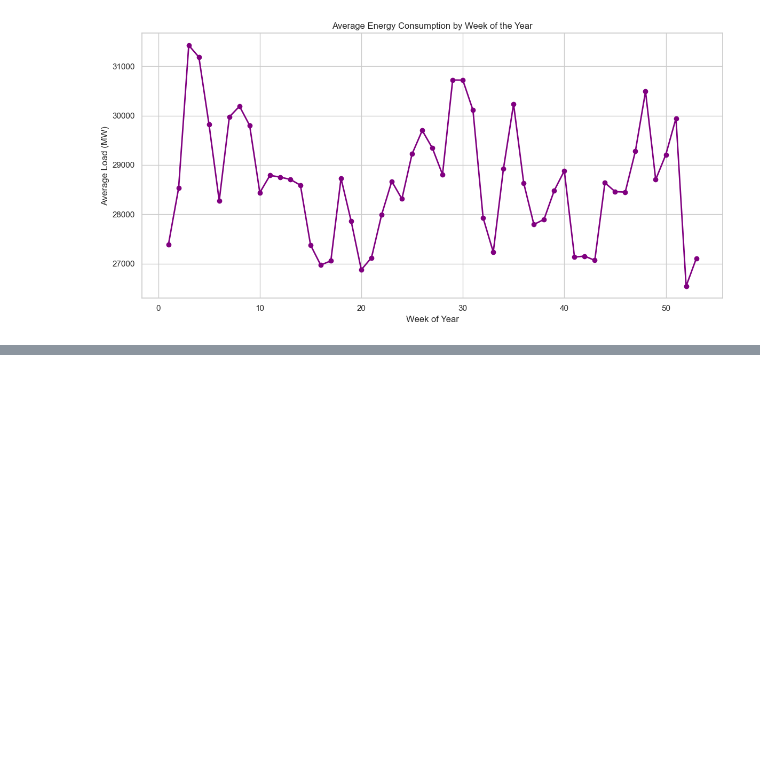
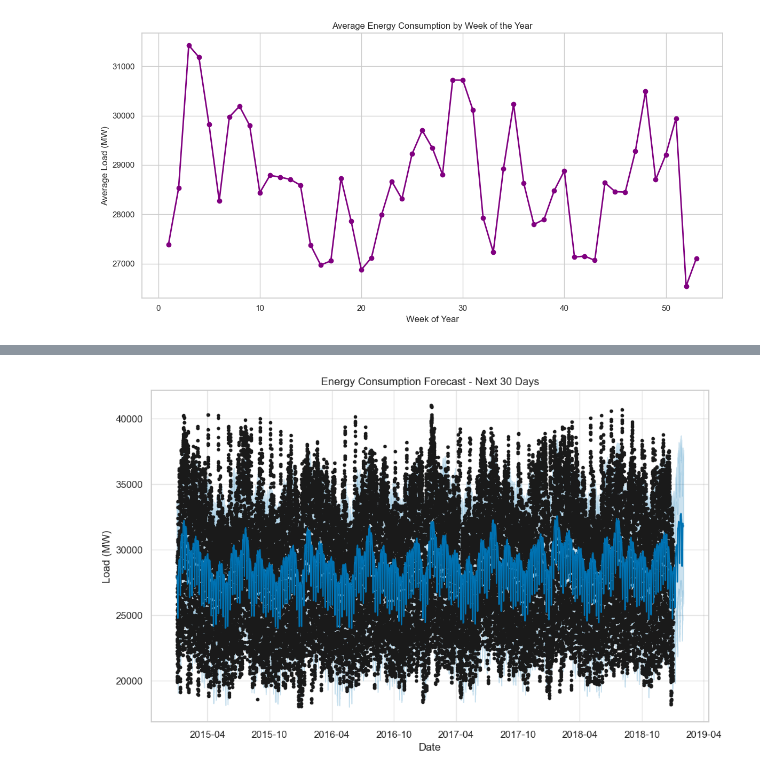
Before and after one commit to alexandrogarnacho94/project-energy-eda-forecast, a Jupyter notebook: notebooks/01_eda.ipynb, the cells around one changed output, grey strips where cells are left out. Cells and saved outputs as stored; diff of their text form; code cells hidden in the pictures; blank space fills up the shorter version.

Commit message:
feat: add baseline Prophet forecasting model with 30-day prediction and components analysis

```diff
--- a/notebooks/01_eda.ipynb
+++ b/notebooks/01_eda.ipynb
@@ -317,0 +369,17 @@ plt.show()
+# %%
+# Prepare data for Prophet
+prophet_df = df[['time', 'total load actual']].copy()
+prophet_df = prophet_df.rename(columns={'time': 'ds', 'total load actual': 'y'})
+prophet_df = prophet_df.dropna(subset=['y'])
+
+# Train Prophet model
+model = Prophet(
+    yearly_seasonality=True,
+    weekly_seasonality=True,
+    daily_seasonality=False,
+    seasonality_mode='multiplicative'
+)
+
+model.fit(prophet_df)
+
+print(" Prophet model trained successfully!")
@@ -317,0 +390,14 @@ plt.show()
+# %%
+# Generate future dates for the next 30 days (hourly)
+future = model.make_future_dataframe(
+    periods=30 * 24,      # 30 days * 24 hours
+    freq='h'
+)
+
+# Make predictions
+forecast = model.predict(future)
+
+print(" Forecast generated successfully!")
+print("Total forecast points:", len(forecast))
+print("\nLast 5 predicted values:")
+display(forecast[['ds', 'yhat', 'yhat_lower', 'yhat_upper']].tail())
@@ -317,0 +415,10 @@ plt.show()
+# %%
+# Show the forecast
+fig = model.plot(forecast)
+plt.title('Energy Consumption Forecast - Next 30 Days')
+plt.xlabel('Date')
+plt.ylabel('Load (MW)')
+plt.grid(True)
+plt.show()
+# %% [output]
+[figure, added]
```
Also changed, not shown: parts of 9 cells of this notebook.
